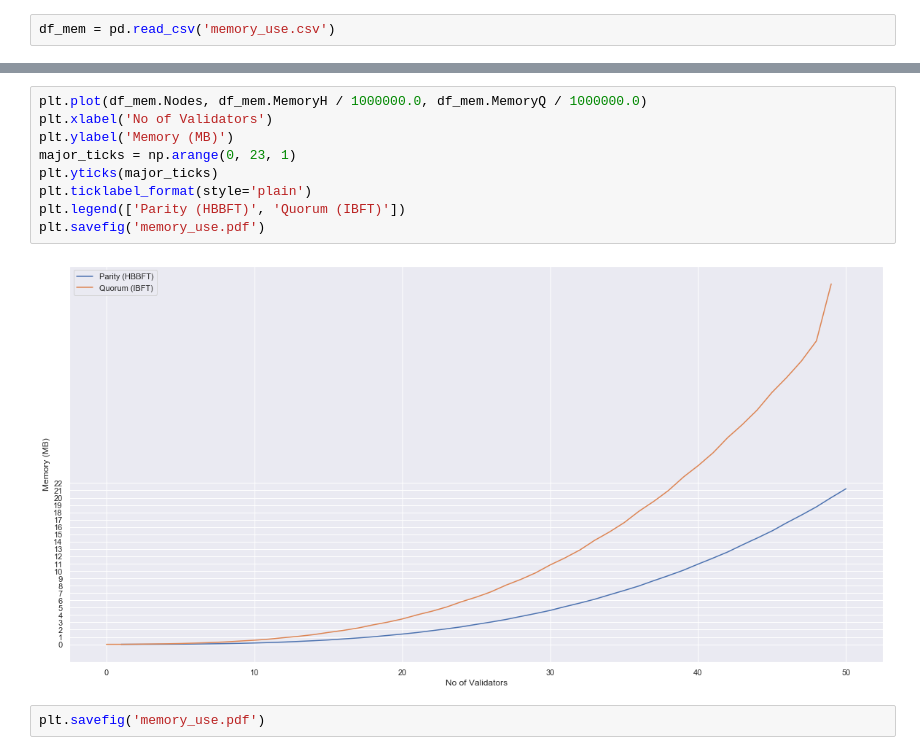
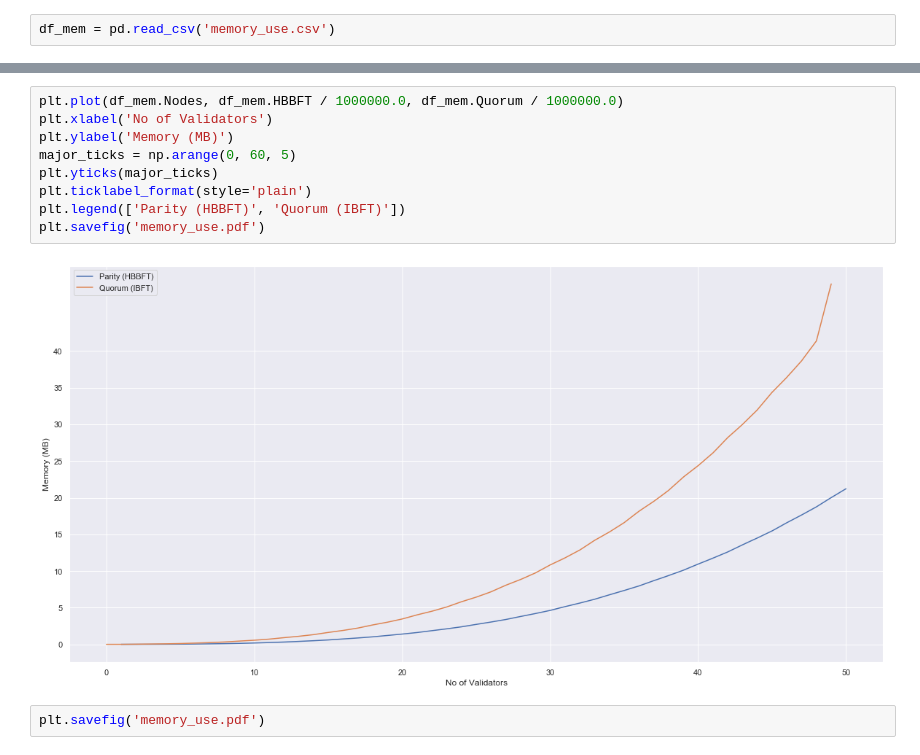
Before and after one commit to brave-experiments/Mjolnir, a Jupyter notebook: adversarial_tests/Memory Performance.ipynb, the cells around one changed output, grey strips where cells are left out. Cells and saved outputs as stored; diff of their text form.

```diff
--- a/adversarial_tests/Memory Performance.ipynb
+++ b/adversarial_tests/Memory Performance.ipynb
@@ -40,16 +42,16 @@ df_mem.head()
 | 3 | 4 | 256.0 | 13819 | 16 | 45892.35590 |
 | 4 | 5 | 3125.0 | 25179 | 25 | 71056.56285 |
 # %%
-plt.plot(df_mem.Nodes, df_mem.MemoryH / 1000000.0, df_mem.MemoryQ / 1000000.0)
+plt.plot(df_mem.Nodes, df_mem.HBBFT / 1000000.0, df_mem.Quorum / 1000000.0)
 plt.xlabel('No of Validators')
 plt.ylabel('Memory (MB)')
-major_ticks = np.arange(0, 23, 1)
+major_ticks = np.arange(0, 60, 5)
 plt.yticks(major_ticks)
 plt.ticklabel_format(style='plain')
 plt.legend(['Parity (HBBFT)', 'Quorum (IBFT)'])
 plt.savefig('memory_use.pdf')
 # %% [output]
-[figure, old version]
+[figure, new version]
 # %%
 plt.savefig('memory_use.pdf')
 # %% [output]
```
Also changed, not shown: parts of 2 cells of this notebook, 5 other files.
